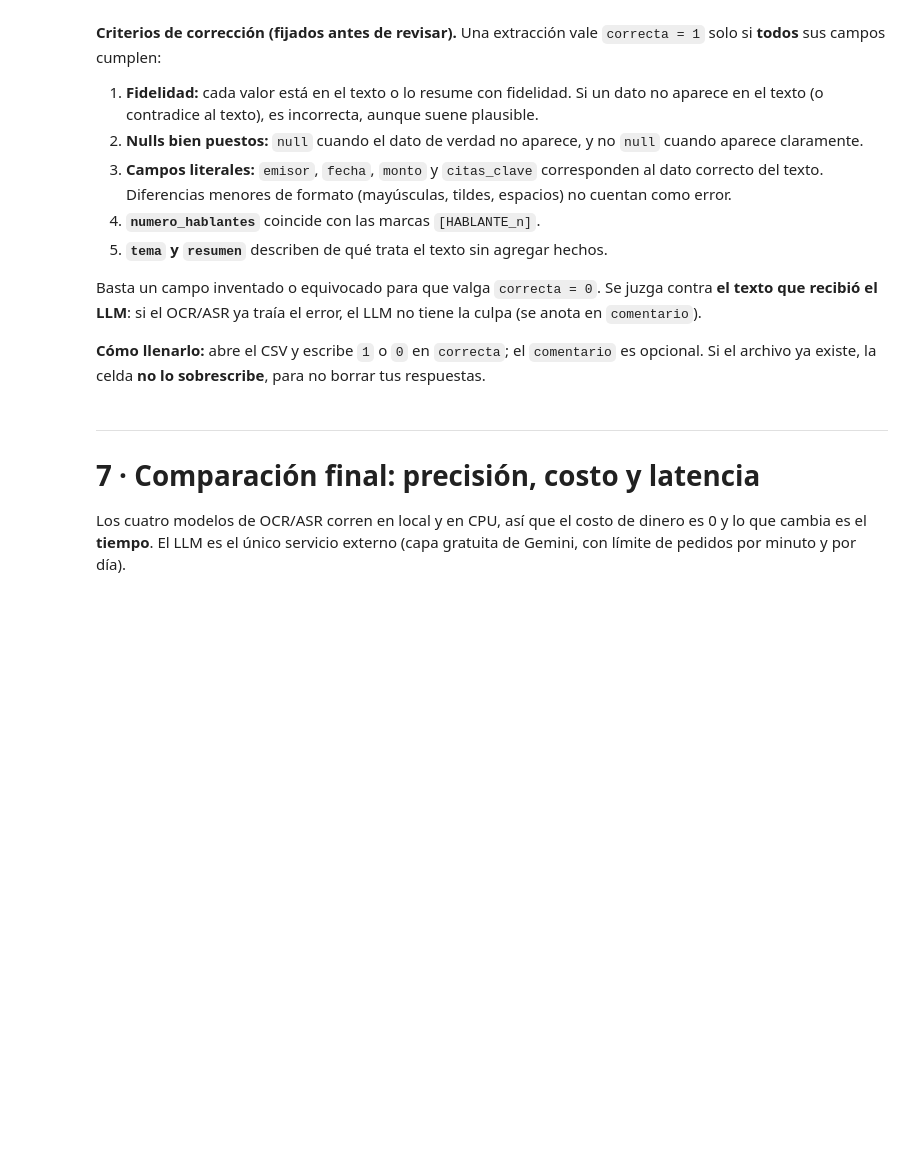
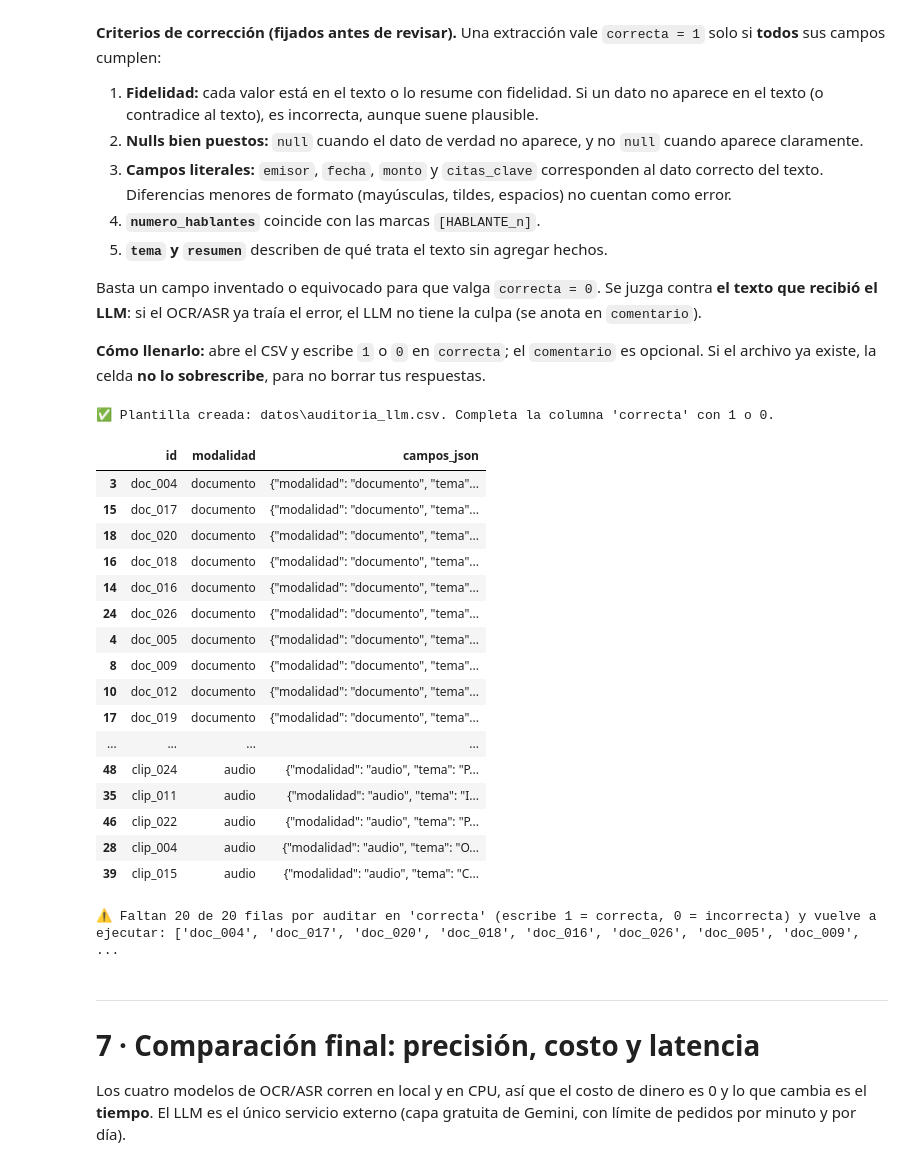
Before and after one commit to sandypmj/python_intermedio_2026, a Jupyter notebook: tarea_2/02_evaluacion.ipynb, the cells around one changed output. Saved outputs shown, nothing was run; the diff lists cells and outputs as text; code cells hidden in the pictures; blank space fills up the shorter version.

```diff
--- a/tarea_2/02_evaluacion.ipynb
+++ b/tarea_2/02_evaluacion.ipynb
@@ -352,9 +427,11 @@ if not os.getenv("GEMINI_API_KEY"):
     raise RuntimeError("Falta GEMINI_API_KEY. Crea tarea_2/.env con una línea:  GEMINI_API_KEY=tu_clave")
 cliente = genai.Client(api_key=os.environ["GEMINI_API_KEY"])
 
-MODELO_LLM, PAUSA, INTENTOS = "gemini-2.5-flash", 4, 5
+MODELO_LLM, PAUSA, INTENTOS = "gemini-3.5-flash-lite", 4, 5
 CACHE = RAW / "llm_cache.json"
 cache = json.loads(CACHE.read_text(encoding="utf-8")) if CACHE.exists() else {}
+# LLM_PEDIR_NUEVAS=0 → no se hace ningún pedido nuevo: solo se usa lo que ya está en la caché
+PEDIR_NUEVAS = os.getenv("LLM_PEDIR_NUEVAS", "1") == "1"
 
 class CamposDocumento(BaseModel):
     modalidad: str = Field(description='Siempre "documento"')
@@ -394,6 +471,8 @@ def extraer(id_, modalidad, texto):
     clave = f"{MODELO_LLM}|{id_}|{hashlib.md5(prompt.encode()).hexdigest()[:12]}"
     if clave in cache:
         return cache[clave]
+    if not PEDIR_NUEVAS:
+        raise RuntimeError(f"{id_}: no está en la caché y LLM_PEDIR_NUEVAS=0")
     config = types.GenerateContentConfig(temperature=0, response_mime_type="application/json",
                                          response_schema=ESQUEMA[modalidad])
     for intento in range(1, INTENTOS + 1):
@@ -427,9 +506,14 @@ def sospechosos(campos, texto):
 corpus =pd.concat([pd.DataFrame({"id": doc_pub["id"], "modalidad": "documento", "texto": doc_pub["texto_ocr"].fillna("")}),
                     pd.DataFrame({"id": aud_pub["id"], "modalidad": "audio", "texto": aud_pub["texto_asr"].fillna("")})],
                    ignore_index=True)
-filas = []
+filas, sin_extraccion = [], []
 for k, r in enumerate(corpus.itertuples(), 1):
-    out = extraer(r.id, r.modalidad, r.texto)
+    try:
+        out = extraer(r.id, r.modalidad, r.texto)
+    except RuntimeError as e:          # API saturada o sin cuota: se anota y se sigue con el resto
+        sin_extraccion.append(r.id)
+        print(f"\n  ⚠️ {str(e)[:160]}")
+        continue
     malos = sospechosos(out["campos"], r.texto)
     filas.append(dict(id=r.id, modalidad=r.modalidad, campos_json=json.dumps(out["campos"], ensure_ascii=False),
                       modelo_llm=MODELO_LLM, fecha=out["fecha"], sospechosos=", ".join(malos), n_sospechosos=len(malos)))
@@ -437,7 +521,9 @@ for k, r in enumerate(corpus.itertuples(), 1):
 ext = pd.DataFrame(filas)
 ext.to_csv("datos/extraccion_llm.csv", index=False)
 
-print(f"\n\n✅ {len(ext)} extracciones guardadas · con algún valor sospechoso: {(ext['n_sospechosos'] > 0).sum()}")
+print(f"\n\n✅ {len(ext)} de {len(corpus)} extracciones guardadas · con algún valor sospechoso: {(ext['n_sospechosos'] > 0).sum()}")
+if sin_extraccion:
+    print(f"⚠️ {len(sin_extraccion)} sin extracción (la API no respondió): {sin_extraccion}")
 campos_df = pd.json_normalize(ext["campos_json"].map(json.loads))
 print("Campos en null (no aparecen en el texto):")
 display(campos_df.groupby(ext["modalidad"]).agg(lambda s: s.isna().sum()).T)
@@ -462,35 +565,64 @@ Basta un campo inventado o equivocado para que valga `correcta = 0`. Se juzga co
 # %%
 AUDITORIA = Path("datos/auditoria_llm.csv")
 recortar = lambda t, n=1500: t if len(t) <= n else t[:n] + " …[recortado]"
 textos = dict(zip(corpus["id"], corpus["texto"]))
 
-sorteo = pd.concat([ext[ext["modalidad"] == m].sample(10, random_state=SEMILLA) for m in ["documento", "audio"]])
+# Solo se sortea entre las extracciones completadas (si una modalidad tiene menos de 10, se completa con la otra)
+n_doc = min(10, (ext["modalidad"] == "documento").sum())
+n_aud = min(20 - n_doc, (ext["modalidad"] == "audio").sum())
+n_doc = min(20 - n_aud, (ext["modalidad"] == "documento").sum())
+sorteo = pd.concat([ext[ext["modalidad"] == m].sample(n, random_state=SEMILLA) for m, n in [("documento", n_doc), ("audio", n_aud)]])
 plantilla = sorteo.assign(texto=sorteo["id"].map(textos).map(recortar), correcta="", comentario="")[
     ["id", "modalidad", "texto", "campos_json", "correcta", "comentario"]]
 if AUDITORIA.exists():
     print(f"⚠️ {AUDITORIA} ya existe: no se sobrescribe (conserva tus respuestas).")
 else:
     plantilla.to_csv(AUDITORIA, index=False, encoding="utf-8-sig")   # utf-8-sig: Excel muestra bien las tildes
     print(f"✅ Plantilla creada: {AUDITORIA}. Completa la columna 'correcta' con 1 o 0.")
 display(plantilla[["id", "modalidad", "campos_json"]])
+# %% [output]
+✅ Plantilla creada: datos\auditoria_llm.csv. Completa la columna 'correcta' con 1 o 0.
+|  | id | modalidad | campos_json |
+| 3 | doc_004 | documento | {"modalidad": "documento", "tema"... |
+| 15 | doc_017 | documento | {"modalidad": "documento", "tema"... |
+| 18 | doc_020 | documento | {"modalidad": "documento", "tema"... |
+| 16 | doc_018 | documento | {"modalidad": "documento", "tema"... |
+| 14 | doc_016 | documento | {"modalidad": "documento", "tema"... |
+| 24 | doc_026 | documento | {"modalidad": "documento", "tema"... |
+| 4 | doc_005 | documento | {"modalidad": "documento", "tema"... |
+| 8 | doc_009 | documento | {"modalidad": "documento", "tema"... |
+| 10 | doc_012 | documento | {"modalidad": "documento", "tema"... |
+| 17 | doc_019 | documento | {"modalidad": "documento", "tema"... |
+| ... | ... | ... | ... |
+| 48 | clip_024 | audio | {"modalidad": "audio", "tema": "P... |
+| 35 | clip_011 | audio | {"modalidad": "audio", "tema": "I... |
+| 46 | clip_022 | audio | {"modalidad": "audio", "tema": "P... |
+| 28 | clip_004 | audio | {"modalidad": "audio", "tema": "O... |
+| 39 | clip_015 | audio | {"modalidad": "audio", "tema": "C... |
 # %%
 # Lee la auditoría que completó la estudiante (Excel en español puede guardar con ';': se detecta solo)
 audit = pd.read_csv(AUDITORIA, sep=None, engine="python", encoding="utf-8-sig", dtype=str, keep_default_na=False)
 SI, NO = {"1", "si", "sí", "s", "true", "verdadero", "x"}, {"0", "no", "n", "false", "falso"}
 marca = audit["correcta"].str.strip().str.lower()
 pendientes = audit.loc[~marca.isin(SI | NO), "id"].tolist()
+auditados = len(audit)
 if pendientes:
-    raise ValueError(f"Faltan {len(pendientes)} filas por auditar en 'correcta' (escribe 1 = correcta, 0 = incorrecta): {pendientes}")
-audit["correcta"] = marca.isin(SI)
-acuerdo, auditados = int(audit["correcta"].sum()), len(audit)
-
-print(f"Acuerdo LLM-humano: {acuerdo}/{auditados} ({acuerdo / auditados:.0%})")
-display(audit.groupby("modalidad")["correcta"].agg(correctas="sum", auditadas="count"))
-cruce = audit.merge(ext[["id", "n_sospechosos"]], on="id")
-print("¿La alarma automática de 'sospechosos' coincide con el juicio humano?")
-display(pd.crosstab(cruce["n_sospechosos"] > 0, cruce["correcta"],
-                    rownames=["marcada como sospechosa"], colnames=["correcta según humano"]))
-display(audit.loc[~audit["correcta"], ["id", "modalidad", "campos_json", "comentario"]])
+    # Auditoría sin terminar: no se inventa un acuerdo; resumen_resultados.json lo guarda como null
+    acuerdo = None
+    print(f"⚠️ Faltan {len(pendientes)} de {auditados} filas por auditar en 'correcta' "
+          f"(escribe 1 = correcta, 0 = incorrecta) y vuelve a ejecutar: {pendientes}")
+else:
+    audit["correcta"] = marca.isin(SI)
+    acuerdo = int(audit["correcta"].sum())
+    print(f"Acuerdo LLM-humano: {acuerdo}/{auditados} ({acuerdo / auditados:.0%})")
+    display(audit.groupby("modalidad")["correcta"].agg(correctas="sum", auditadas="count"))
+    cruce = audit.merge(ext[["id", "n_sospechosos"]], on="id")
+    print("¿La alarma automática de 'sospechosos' coincide con el juicio humano?")
+    display(pd.crosstab(cruce["n_sospechosos"] > 0, cruce["correcta"],
+                        rownames=["marcada como sospechosa"], colnames=["correcta según humano"]))
+    display(audit.loc[~audit["correcta"], ["id", "modalidad", "campos_json", "comentario"]])
+# %% [output]
+⚠️ Faltan 20 de 20 filas por auditar en 'correcta' (escribe 1 = correcta, 0 = incorrecta) y vuelve a ejecutar: ['doc_004', 'doc_017', 'doc_020', 'doc_018', 'doc_016', 'doc_026', 'doc_005', 'doc_009',  ...
 # %% [markdown]
 ---
 # 7 · Comparación final: precisión, costo y latencia
```
Also changed, not shown: parts of 8 cells of this notebook, 12 other files.
